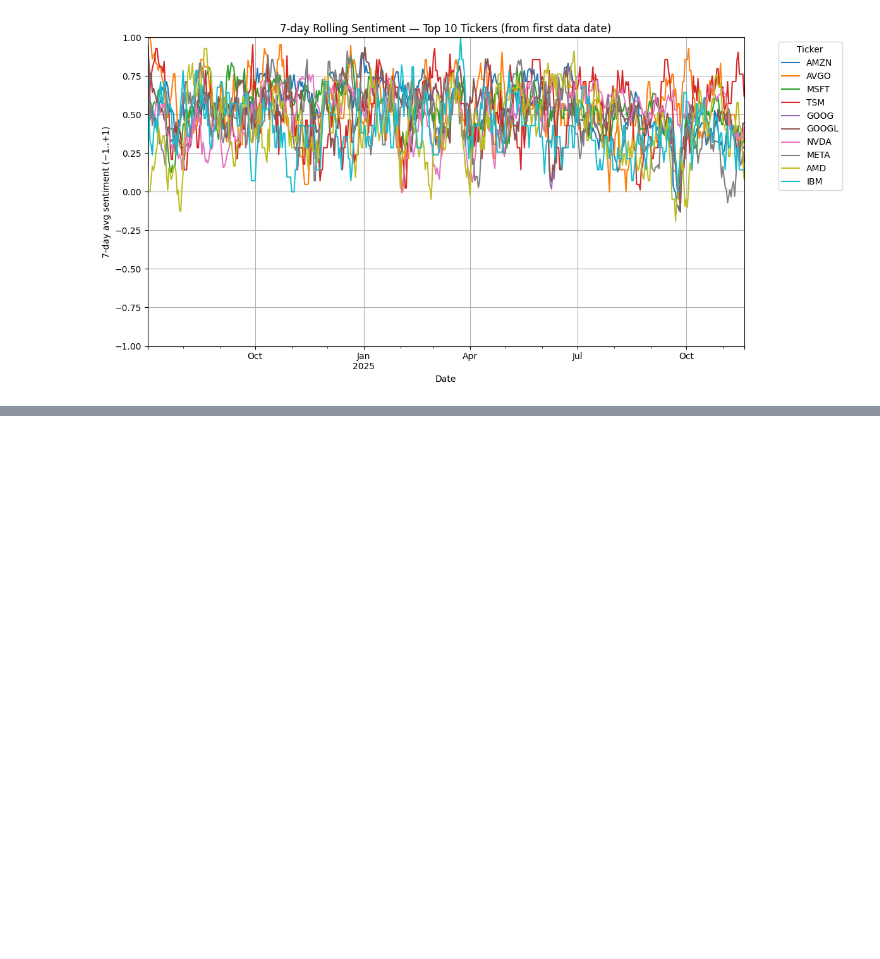
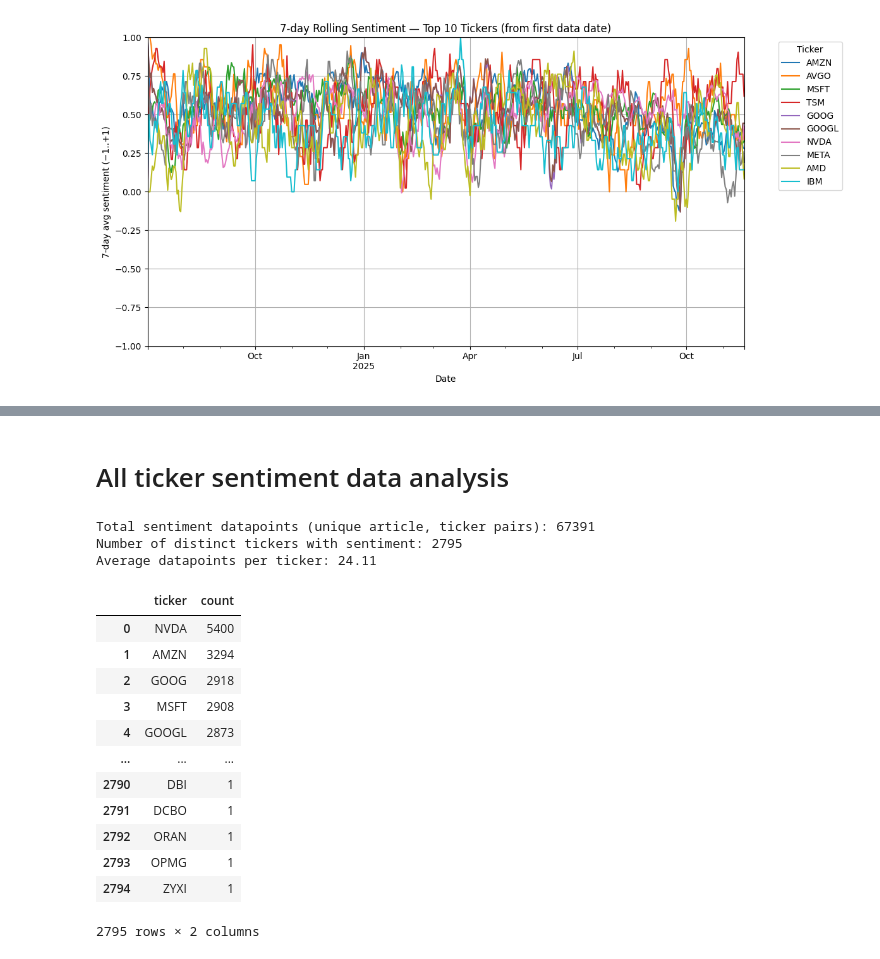
Before and after one commit to kailaidescope/StockSavvy, a Jupyter notebook: analytics/probe.ipynb, the cells around one changed output, grey strips where cells are left out. Drawn from its saved outputs; the diff is of its cells as text; code cells hidden in the pictures; blank space fills up the shorter version.

```diff
--- a/analytics/probe.ipynb
+++ b/analytics/probe.ipynb
@@ -639,0 +688,75 @@ Top 10 tickers being plotted: ['AMZN', 'AVGO', 'MSFT', 'TSM', 'GOOG', 'GOOGL', '
+# %% [markdown]
+# All ticker sentiment data analysis
+# %%
+# Count sentiment datapoints: total and average per ticker (deduplicated by article)
+import pandas as pd
+from IPython.display import display
+
+# Build df_sent_all by aggregating insights from DB but ensure each (article_id, ticker)
+# is counted only once to avoid double-counting when an article has multiple insights.
+pipeline = [
+    {'$match': {'insights': {'$exists': True, '$ne': []}}},
+    # Project the article _id, the insight's ticker and sentiment, and the published date
+    {'$project': {
+        '_id': '$_id',
+        'insight_ticker': '$insights.ticker',
+        'insight_sentiment': '$insights.sentiment',
+        'insight_comment': '$insights.sentiment_reasoning',
+        'published_at': {'$dateToString': {'format': '%Y-%m-%d', 'date': '$published_at'}}
+    }}
+]
+cursor = db.ticker_news.aggregate(pipeline)
+rows = []
+# Keep track of seen (article_id, ticker) pairs so a single article doesn't produce
+# multiple datapoints for the same ticker (which causes double-counting).
+seen = set()
+for r in cursor:
+    article_id = r.get('_id')
+    if article_id in seen:
+        continue
+    seen.add(article_id)
+    tickers = r.get('insight_ticker')
+    sentiments = r.get('insight_sentiment')
+    sentiment_comments = r.get('insight_comment')
+    day = r.get('published_at')
+    if not article_id or not tickers or not sentiments or not day:
+        continue
+
+    # Insert each ticker from article
+    for i, ticker in enumerate(tickers):
+        rows.append({'article_id': str(article_id), 'ticker': ticker, 'day': day, 'sentiment': sentiments[i], 'comments': sentiment_comments[i]})
+if not rows:
+    df_sent_all = pd.DataFrame(columns=['article_id', 'ticker', 'day', 'sentiment', 'comments'])
+else:
+    df_sent_all = pd.DataFrame(rows)
+    df_sent_all['day'] = pd.to_datetime(df_sent_all['day'])
+
+
+# Compute total datapoints (unique article-ticker pairs) and average per ticker
+total_datapoints = len(df_sent_all)
+per_ticker_counts = df_sent_all.groupby('ticker').size().sort_values(ascending=False)
+avg_per_ticker = per_ticker_counts.mean() if not per_ticker_counts.empty else 0
+
+print(f'Total sentiment datapoints (unique article, ticker pairs): {total_datapoints}')
+print(f'Number of distinct tickers with sentiment: {per_ticker_counts.size}')
+print(f'Average datapoints per ticker: {avg_per_ticker:.2f}')
+
+# Show counts per ticker (head for quick view)
+display(per_ticker_counts.reset_index(name='count'))
+# %% [output]
+Total sentiment datapoints (unique article, ticker pairs): 67391
+Number of distinct tickers with sentiment: 2795
+Average datapoints per ticker: 24.11
+|  | ticker | count |
+| 0 | NVDA | 5400 |
+| 1 | AMZN | 3294 |
+| 2 | GOOG | 2918 |
+| 3 | MSFT | 2908 |
+| 4 | GOOGL | 2873 |
+| ... | ... | ... |
+| 2790 | DBI | 1 |
+| 2791 | DCBO | 1 |
+| 2792 | ORAN | 1 |
+| 2793 | OPMG | 1 |
+| 2794 | ZYXI | 1 |
+2795 rows × 2 columns
```
Also changed, not shown: parts of 5 cells of this notebook, 1 other file.
